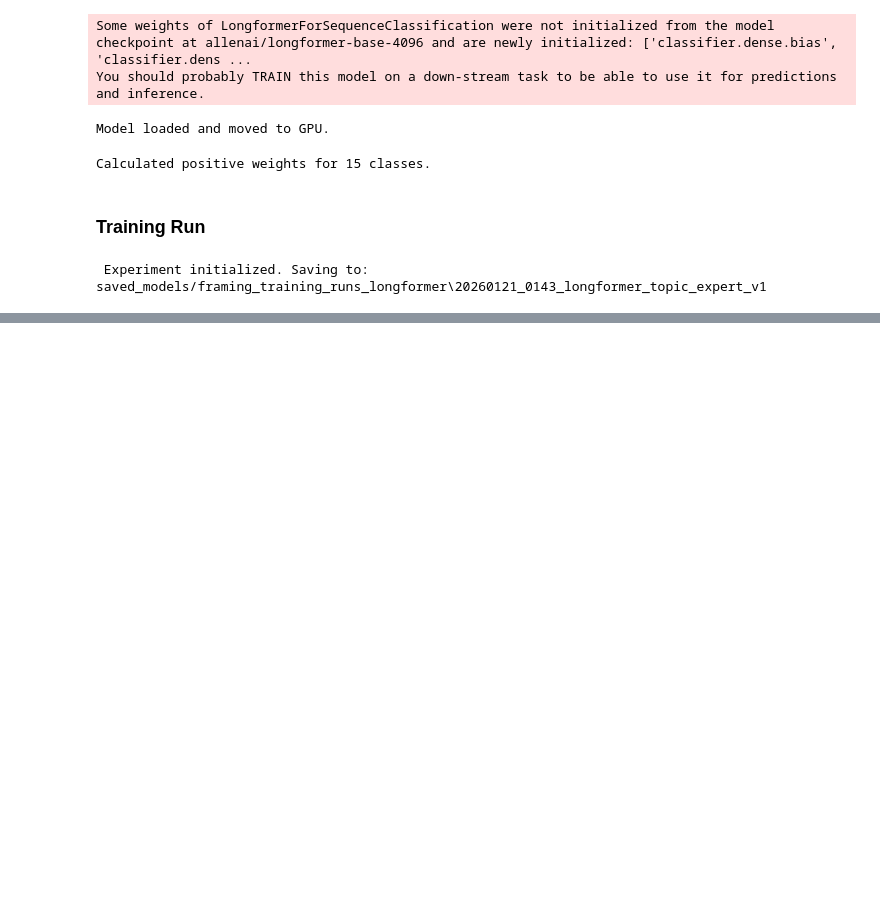
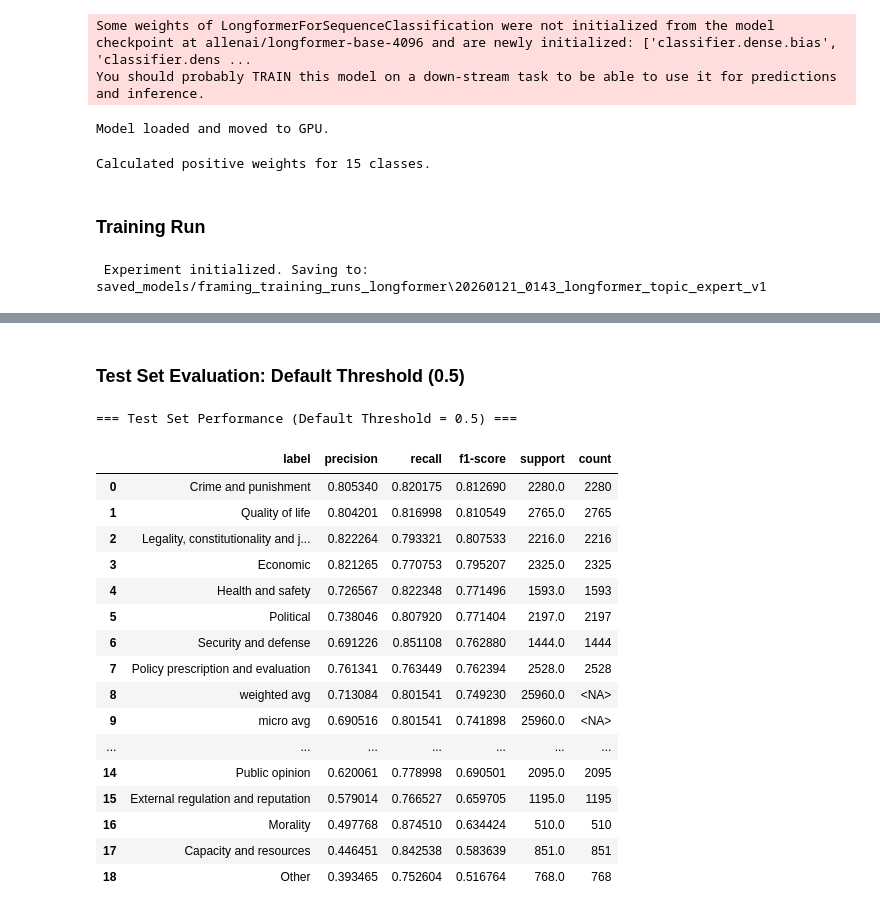
Before and after one commit to Ry-Rousseau/frame-delta, a Jupyter notebook: notebooks/framing_classifier_v2 (generalist_longformer).ipynb, the cells around one changed output, grey strips where cells are left out. Saved outputs shown, nothing was run; the diff lists cells and outputs as text; code cells hidden in the pictures; blank space fills up the shorter version.

Commit message:
longformer refinements

```diff
--- a/notebooks/framing_classifier_v2 (generalist_longformer).ipynb
+++ b/notebooks/framing_classifier_v2 (generalist_longformer).ipynb
@@ -592,0 +625,15 @@ val_preds, val_targets = train_engine(model, train_loader, val_loader, optimizer
+# %%
+# Load best epoch model (Epoch 3)
+import torch
+import gc
+
+gc.collect()
+torch.cuda.empty_cache()
+
+# Path to the best model checkpoint
+best_model_path = "saved_models/framing_training_runs_longformer/20260121_0143_longformer_topic_expert_v1/model_ep3.bin"
+
+# Load weights into the model
+model.load_state_dict(torch.load(best_model_path, map_location='cuda'))
+model.eval()
+print(f"Loaded best model from: {best_model_path}")
@@ -592,0 +759,45 @@ val_preds, val_targets = train_engine(model, train_loader, val_loader, optimizer
+# %% [markdown]
+### Test Set Evaluation: Default Threshold (0.5)
+# %%
+# Default threshold (0.5) evaluation
+test_preds_default = (test_probs > 0.5).astype(int)
+
+report_default = classification_report(test_labels, test_preds_default, target_names=official_labels, output_dict=True)
+df_report_default = pd.DataFrame(report_default).transpose()
+
+# Calculate counts per label for reference
+all_clean_items = []
+for row in test_labels:
+    for i, val in enumerate(row):
+        if val == 1:
+            all_clean_items.append(official_labels[i])
+counts = pd.Series(all_clean_items).value_counts()
+
+out_default = (
+    df_report_default
+      .sort_values("f1-score", ascending=False)
+      .assign(count=lambda d: d.index.map(counts).astype("Int64"))
+      .reset_index(names="label")
+)
+
+print("=== Test Set Performance (Default Threshold = 0.5) ===\n")
+out_default
+# %% [output]
+=== Test Set Performance (Default Threshold = 0.5) ===
+|  | label | precision | recall | f1-score | support | count |
+| 0 | Crime and punishment | 0.805340 | 0.820175 | 0.812690 | 2280.0 | 2280 |
+| 1 | Quality of life | 0.804201 | 0.816998 | 0.810549 | 2765.0 | 2765 |
+| 2 | Legality, constitutionality and j... | 0.822264 | 0.793321 | 0.807533 | 2216.0 | 2216 |
+| 3 | Economic | 0.821265 | 0.770753 | 0.795207 | 2325.0 | 2325 |
+| 4 | Health and safety | 0.726567 | 0.822348 | 0.771496 | 1593.0 | 1593 |
+| 5 | Political | 0.738046 | 0.807920 | 0.771404 | 2197.0 | 2197 |
+| 6 | Security and defense | 0.691226 | 0.851108 | 0.762880 | 1444.0 | 1444 |
+| 7 | Policy prescription and evaluation | 0.761341 | 0.763449 | 0.762394 | 2528.0 | 2528 |
+| 8 | weighted avg | 0.713084 | 0.801541 | 0.749230 | 25960.0 | <NA> |
+| 9 | micro avg | 0.690516 | 0.801541 | 0.741898 | 25960.0 | <NA> |
+| ... | ... | ... | ... | ... | ... | ... |
+| 14 | Public opinion | 0.620061 | 0.778998 | 0.690501 | 2095.0 | 2095 |
+| 15 | External regulation and reputation | 0.579014 | 0.766527 | 0.659705 | 1195.0 | 1195 |
+| 16 | Morality | 0.497768 | 0.874510 | 0.634424 | 510.0 | 510 |
+| 17 | Capacity and resources | 0.446451 | 0.842538 | 0.583639 | 851.0 | 851 |
+| 18 | Other | 0.393465 | 0.752604 | 0.516764 | 768.0 | 768 |
```
Also changed, not shown: parts of 21 cells of this notebook, 4 other files.
